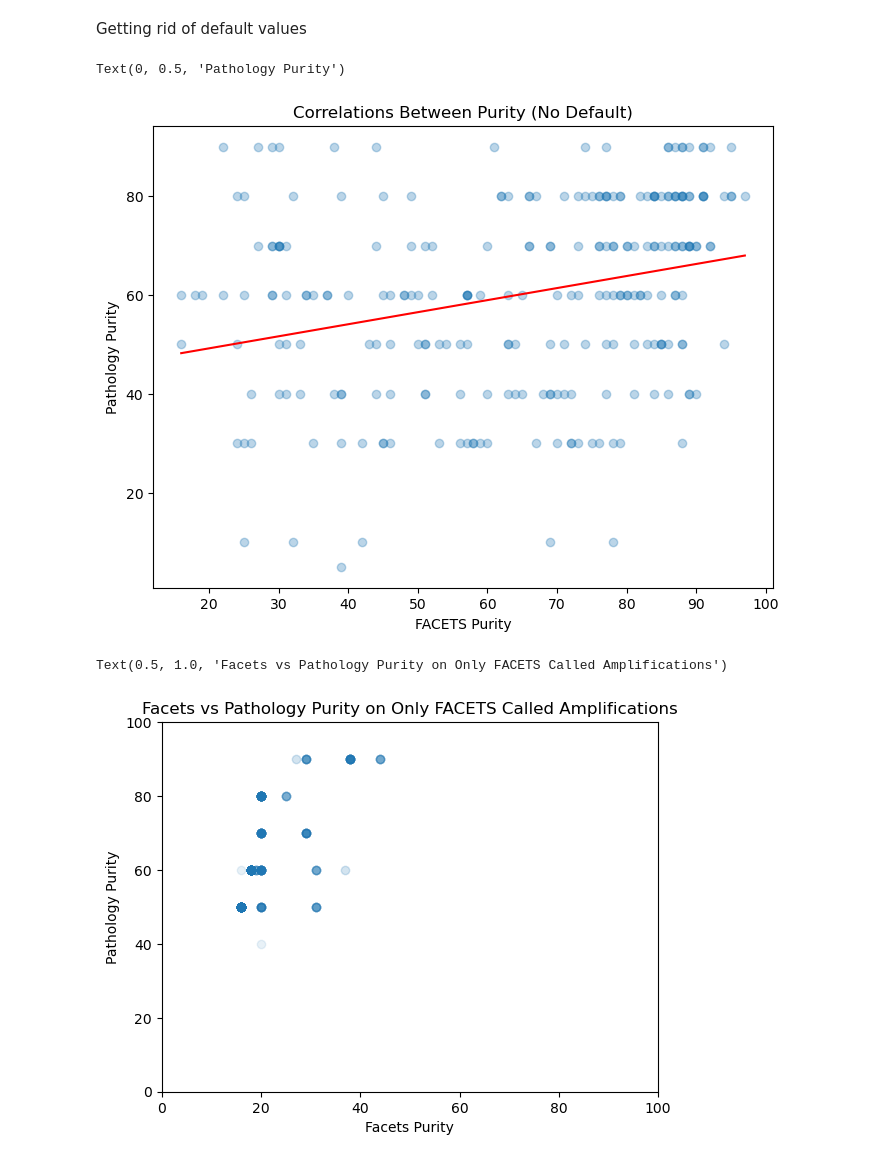
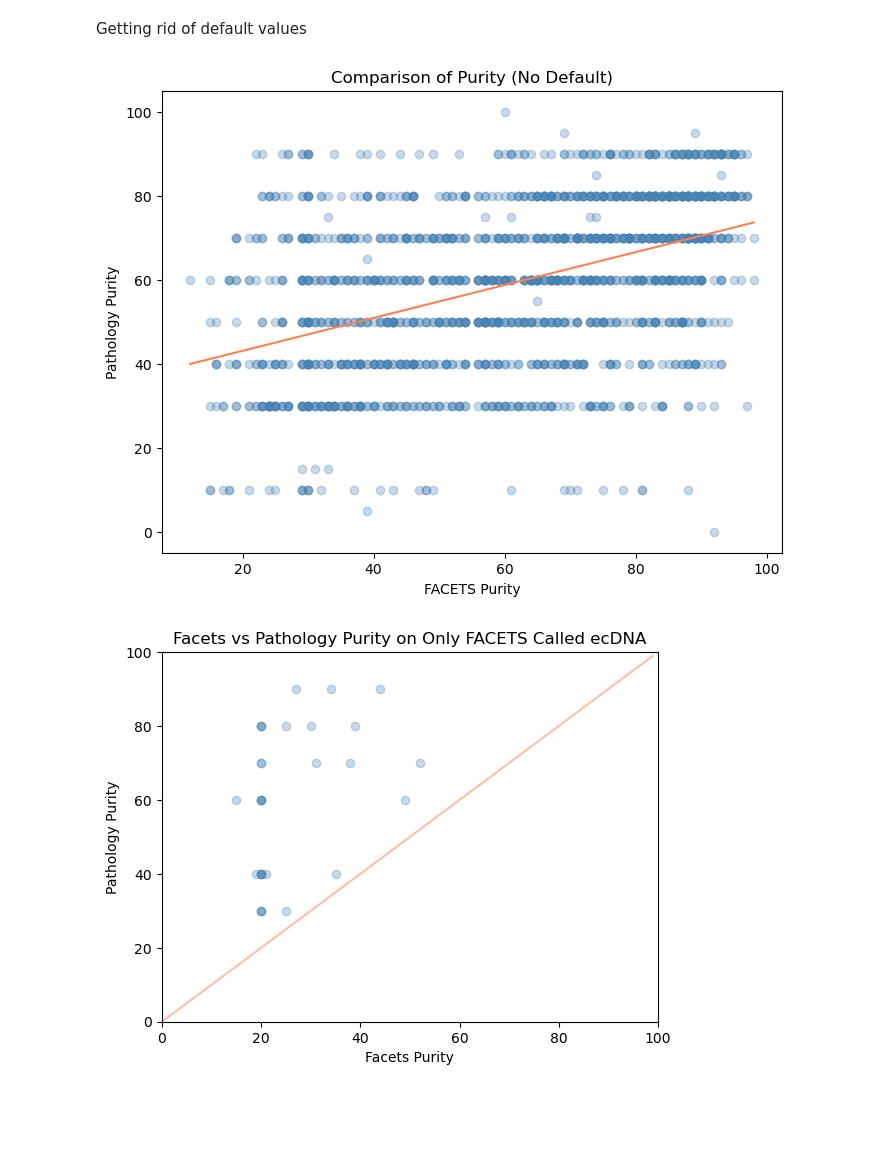
Before and after one commit to mskcc/Penguin, a Jupyter notebook: notebooks/purity_compare.ipynb, the cells around one changed output. Drawn from its saved outputs; the diff is of its cells as text; code cells hidden in the pictures; blank space fills up the shorter version.

```diff
--- a/notebooks/purity_compare.ipynb
+++ b/notebooks/purity_compare.ipynb
@@ -3,10 +3,10 @@ import pandas as pd
 import matplotlib.pyplot as plt
 import numpy as np
 # %%
-pathology = pd.read_csv("../echo_path.csv")
-facets = pd.read_csv("../echo_facets.csv")
-fileA = pd.read_csv("../rerun_fileA.tsv", sep = '\t')
-facetsFileA = pd.read_csv("../facets_rerun_fileA.tsv", sep = '\t')
+pathology = pd.read_csv("../../data/output/output_BB_EchoCaller_FullPediatric/merged/merged.ECHO_results.csv")
+facets = pd.read_csv("../../data/output/output_BB_EchoCaller_FullPediatric_FacetsPurity/merged/merged.ECHO_results.csv")
+fileA = pd.read_csv("../../data/input/manifest/BB_EchoCaller_FullPediatric/FileA.tsv", sep = '\t', names = ["sampleId", "tumorPurity", "status"])
+facetsFileA = pd.read_csv("../../data/input/manifest/BB_EchoCaller_FullPediatric_FacetsPurity/FileA.tsv.facets.tsv", sep = '\t', names = ["sampleId", "purity", "status"])
 # %% [markdown]
 Clean up dataframes
 # %%
@@ -142,29 +142,29 @@ Text(0, 0.5, 'Pathology Purity')
 # %% [markdown]
 Getting rid of default values
 # %%
-facetsNoDefault = facetsFileA[facetsFileA['1'] != 20]
-pathologyNoDefault = fileA[fileA['TumorPurity'] != 20]
+facetsNoDefault = facetsFileA[facetsFileA['purity'] != 20]
+pathologyNoDefault = fileA[fileA['tumorPurity'] != 20]
 # %%
 from scipy.stats import linregress
 from scipy.optimize import curve_fit
 
 
-merged = pd.merge(facetsNoDefault, pathologyNoDefault, left_on = '0', right_on = 'sampleId', how = 'inner')
+merged = pd.merge(facetsNoDefault, pathologyNoDefault, left_on = 'sampleId', right_on = 'sampleId', how = 'inner')
 
 plt.figure(figsize=(8, 6))
-plt.scatter(merged['1'], merged['TumorPurity'], alpha = 0.3)
+plt.scatter(merged['purity'], merged['tumorPurity'], alpha = 0.3, color = 'steelblue')
 
 # Linear regression line
-slope, intercept, r_value, p_value, std_err = linregress(merged['1'], merged['TumorPurity'])
-x_values = np.linspace(merged['1'].min(), merged['1'].max(), 100)
+slope, intercept, r_value, p_value, std_err = linregress(merged['purity'], merged['tumorPurity'])
+x_values = np.linspace(merged['purity'].min(), merged['purity'].max(), 100)
 y_values = intercept + slope * x_values
-plt.plot(x_values, y_values, label=f'Linear Regression (R={r_value:.2f})', color='red')
-plt.title("Correlations Between Purity (No Default)")
+plt.plot(x_values, y_values, label=f'Linear Regression (R={r_value:.2f})', color='coral')
+plt.title("Comparison of Purity (No Default)")
 plt.xlabel("FACETS Purity")
 plt.ylabel("Pathology Purity")
+plt.savefig("puritycomp.png")
 # %% [output]
-Text(0, 0.5, 'Pathology Purity')
-[figure, old version]
+[figure, new version]
 # %%
 # Track the samples which have amplifiactions of some kind in pathology
 has_pathology_amplifications = {}
@@ -199,11 +208,13 @@ for i in has_pathology_amplifications :
 # %%
-plt.scatter(facets_only_facets, facets_only_pathology, alpha = 0.1)
+plt.scatter(facets_only_facets, facets_only_pathology, alpha = 0.3, color = 'steelblue')
 plt.xlim((0,100))
 plt.ylim((0,100))
 plt.xlabel("Facets Purity")
 plt.ylabel("Pathology Purity")
-plt.title("Facets vs Pathology Purity on Only FACETS Called Amplifications")
+plt.title("Facets vs Pathology Purity on Only FACETS Called ecDNA")
+x = np.arange(0,100)
+plt.plot(x, x, color='coral', linestyle='-', alpha = 0.5)
+plt.savefig('facets.pdf')
 # %% [output]
-Text(0.5, 1.0, 'Facets vs Pathology Purity on Only FACETS Called Amplifications')
-[figure, old version]
+[figure, new version]
 # %%
```
Also changed, not shown: parts of 17 cells of this notebook, 3 other files.
